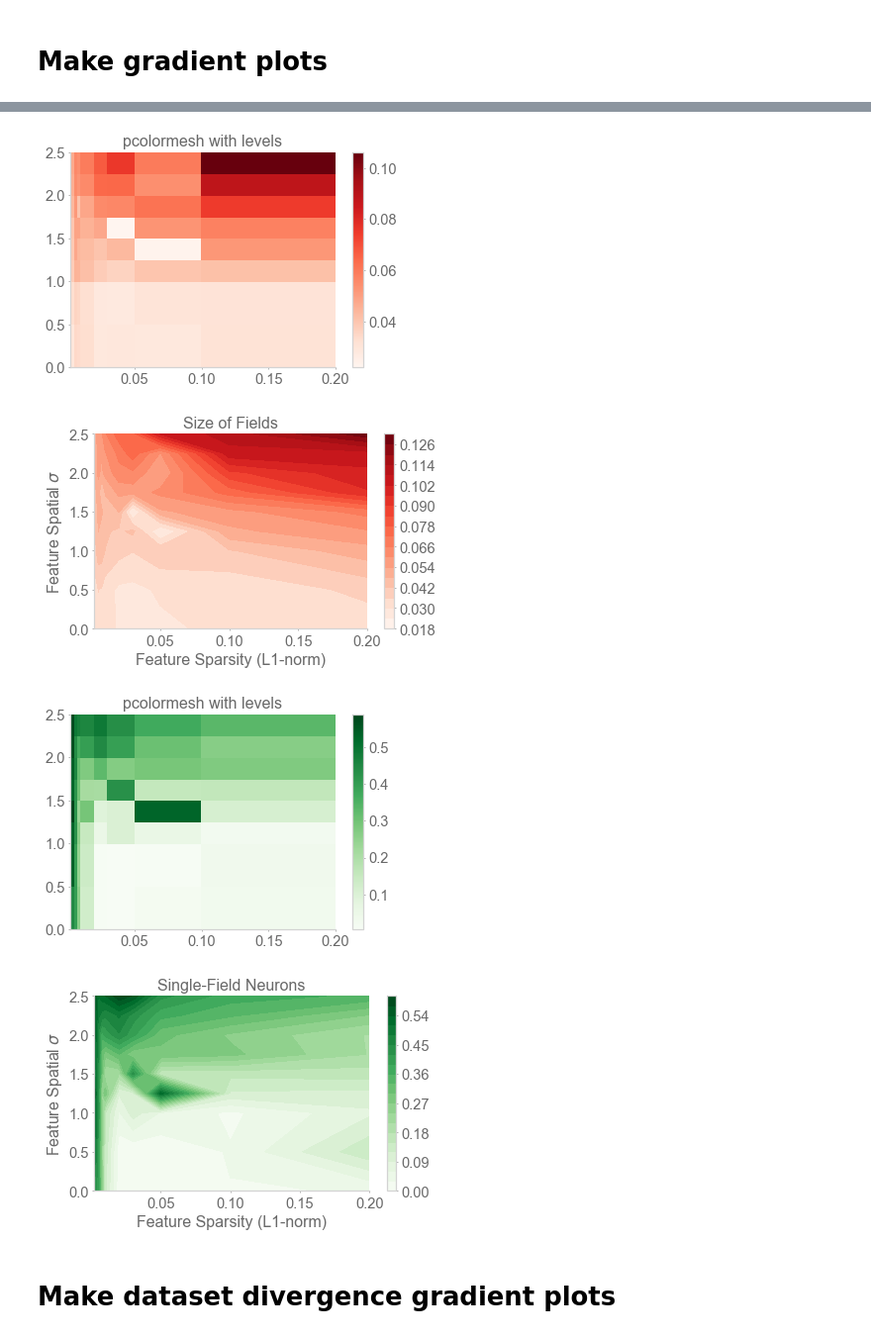
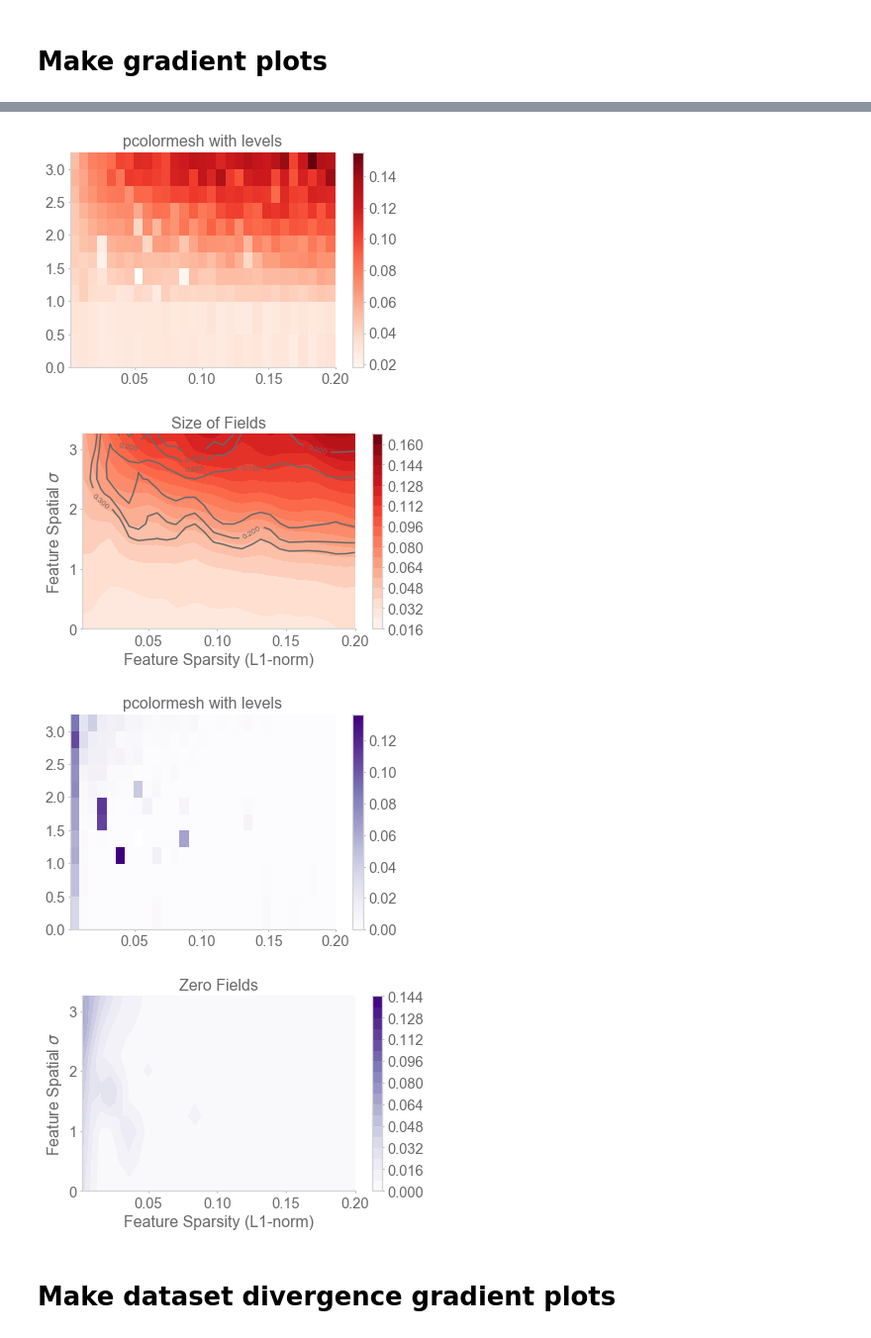
Before and after one commit to chingf/sr-project, a Jupyter notebook: notebooks/5a-place-field-aggregate-metrics.ipynb, the cells around one changed output, grey strips where cells are left out. Shown at 99% size. Saved outputs shown, nothing was run; the diff lists cells and outputs as text; code cells hidden in the pictures.

Commit message:
Add contourlines based off KL div. to place field gradients

```diff
--- a/notebooks/5a-place-field-aggregate-metrics.ipynb
+++ b/notebooks/5a-place-field-aggregate-metrics.ipynb
@@ -37,6 +37,9 @@ model = 'rnn'
 # %%
 with open(f'./pickles/5a_{model}_results_gamma{gamma}.p', 'rb') as f:
     results = pickle.load(f)
+# %%
+with open(f'/home/chingf/engram/Ching/03_td_discrete_corr/5a_{model}_results_gamma{gamma}.p', 'rb') as f:
+    results = pickle.load(f)
 # %%
 results.keys()
 # %% [output]
@@ -50,6 +53,9 @@ final_sparsities = np.around(final_sparsities, decimals=2)
 fieldsizes = np.array(results['fieldsizes'])
 nfields = np.array(results['nfields'])
 onefields = np.array(results['onefields'])
+zerofields = np.array(results['zerofields'])
+fieldsizekls = np.array(results['fieldsizekls'])
+nfieldkls = np.array(results['nfieldkls'])
 # %%
 df = pd.DataFrame({
     'Seed Sparsity': init_sparsities,
@@ -135,24 +184,26 @@ make_gradients(
 # %%
-make_gradients(
+_,_,_ = make_gradients(
     init_sparsities, sigmas, fieldsizes, cmap='Reds',
     title='Size of Fields',
     xlabel='Feature Sparsity (L1-norm)',
     ylabel='Feature Spatial $\sigma$',
-    figname=f'5a_fieldsizes_gamma{gamma}'
+    figname=f'5a_fieldsizes_gamma{gamma}',
+    interpolate=True, smooth=True, contourz=_z
     )
 # %% [output]
-[figure, old version]
+[figure, new version]
-[figure, old version]
+[figure, new version]
 # %%
-make_gradients(
-    init_sparsities, sigmas, onefields, cmap='Greens',
-    title='Single-Field Neurons',
+_, _, _ = make_gradients(
+    init_sparsities, sigmas, zerofields, cmap='Purples',
+    title='Zero Fields',
     xlabel='Feature Sparsity (L1-norm)',
     ylabel='Feature Spatial $\sigma$',
-    figname=f'5a_onefields_gamma{gamma}'
+    figname=f'5a_zerofields_gamma{gamma}',
+    interpolate=True, smooth=True
     )
 # %% [output]
-[figure, old version]
+[figure, new version]
-[figure, old version]
+[figure, new version]
 # %% [markdown]
 # Make dataset divergence gradient plots
```
Also changed, not shown: parts of 13 cells of this notebook.
